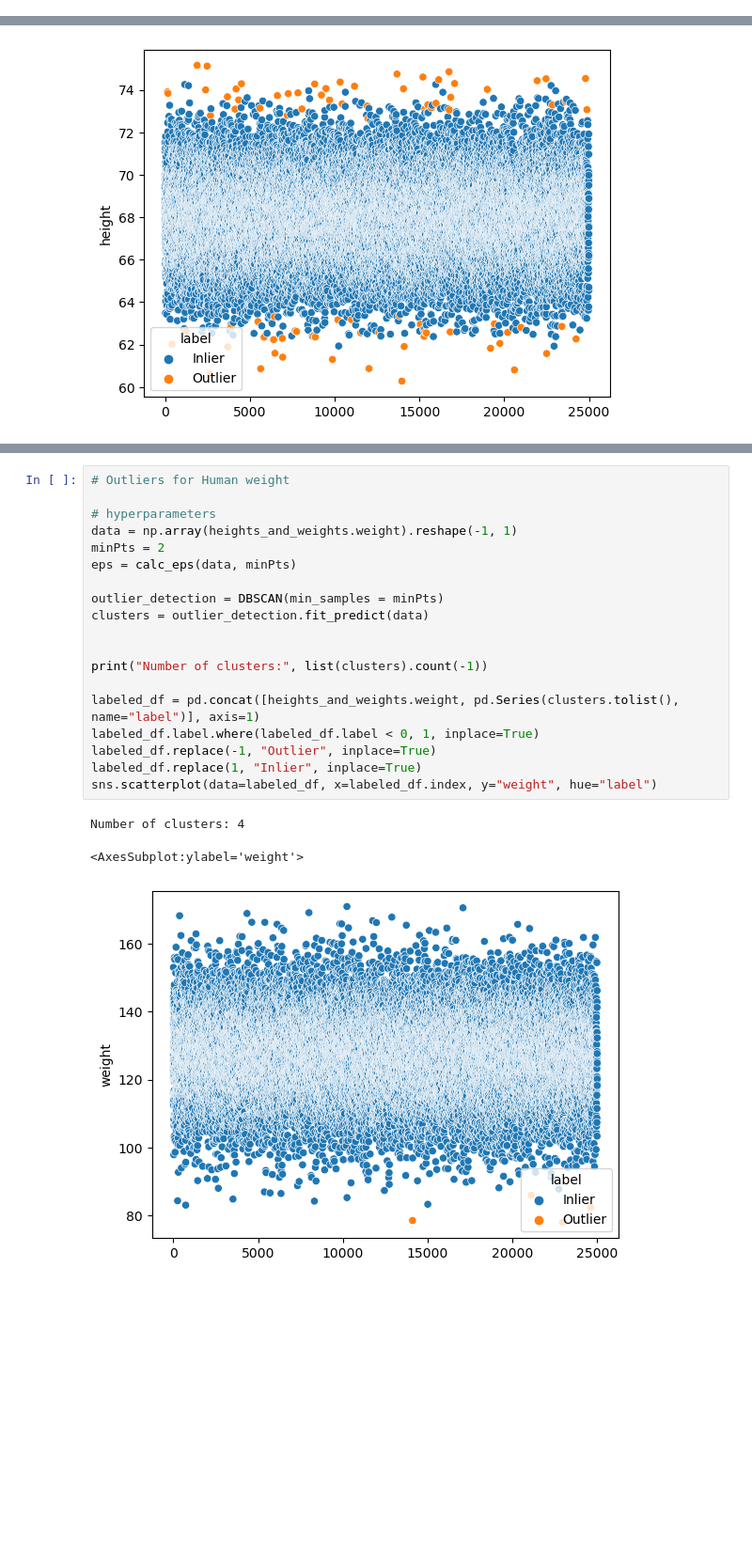
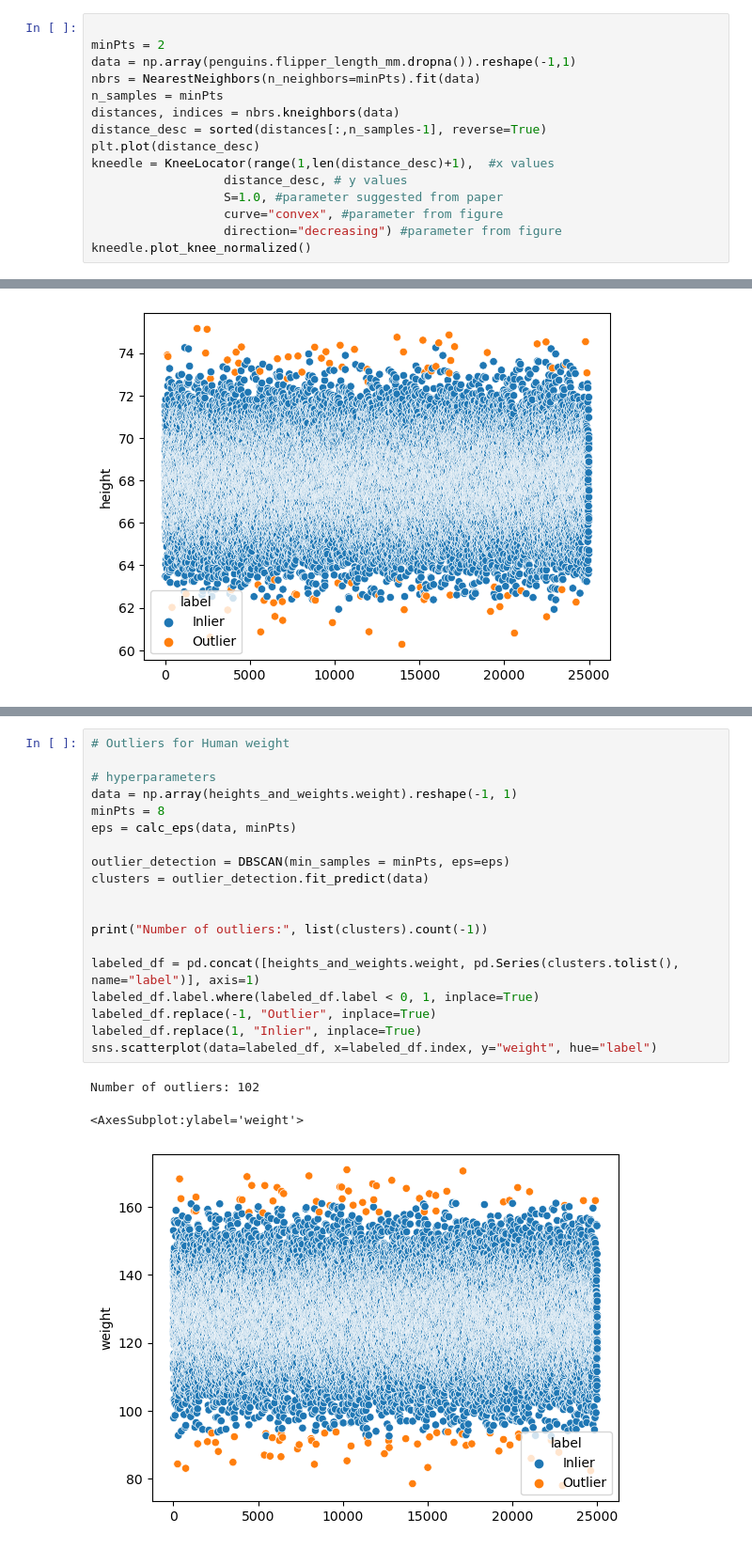
Before and after one commit to mathisloevenich/AML, a Jupyter notebook: Ex3.DBScanClustering.ipynb, the cells around one changed output, grey strips where cells are left out. Shown: that part at 94% size. Saved outputs shown, nothing was run; the diff lists cells and outputs as text; blank space fills up the shorter version.

```diff
--- a/Ex3.DBScanClustering.ipynb
+++ b/Ex3.DBScanClustering.ipynb
@@ -99,3 +99,18 @@ penguins = sns.load_dataset("penguins")
 # !pip install kneed
 from sklearn.neighbors import NearestNeighbors
 from kneed import KneeLocator # installed with pip into anaconda env
+# %%
+
+minPts = 2
+data = np.array(penguins.flipper_length_mm.dropna()).reshape(-1,1)
+nbrs = NearestNeighbors(n_neighbors=minPts).fit(data)
+n_samples = minPts
+distances, indices = nbrs.kneighbors(data)
+distance_desc = sorted(distances[:,n_samples-1], reverse=True)
+plt.plot(distance_desc)
+kneedle = KneeLocator(range(1,len(distance_desc)+1),  #x values
+                  distance_desc, # y values
+                  S=1.0, #parameter suggested from paper
+                  curve="convex", #parameter from figure
+                  direction="decreasing") #parameter from figure
+kneedle.plot_knee_normalized()
@@ -143,23 +173,23 @@ Number of clusters: 86
 # %%
 # Outliers for Human weight
 
 # hyperparameters
 data = np.array(heights_and_weights.weight).reshape(-1, 1)
-minPts = 2
+minPts = 8
 eps = calc_eps(data, minPts)
 
-outlier_detection = DBSCAN(min_samples = minPts)
+outlier_detection = DBSCAN(min_samples = minPts, eps=eps)
 clusters = outlier_detection.fit_predict(data)
 
 
-print("Number of clusters:", list(clusters).count(-1))
+print("Number of outliers:", list(clusters).count(-1))
 
 labeled_df = pd.concat([heights_and_weights.weight, pd.Series(clusters.tolist(), name="label")], axis=1)
 labeled_df.label.where(labeled_df.label < 0, 1, inplace=True)
 labeled_df.replace(-1, "Outlier", inplace=True)
 labeled_df.replace(1, "Inlier", inplace=True)
 sns.scatterplot(data=labeled_df, x=labeled_df.index, y="weight", hue="label")
 # %% [output]
-Number of clusters: 4
+Number of outliers: 102
 <AxesSubplot:ylabel='weight'>
-[figure, old version]
+[figure, new version]
```
Also changed, not shown: parts of 12 cells of this notebook.
